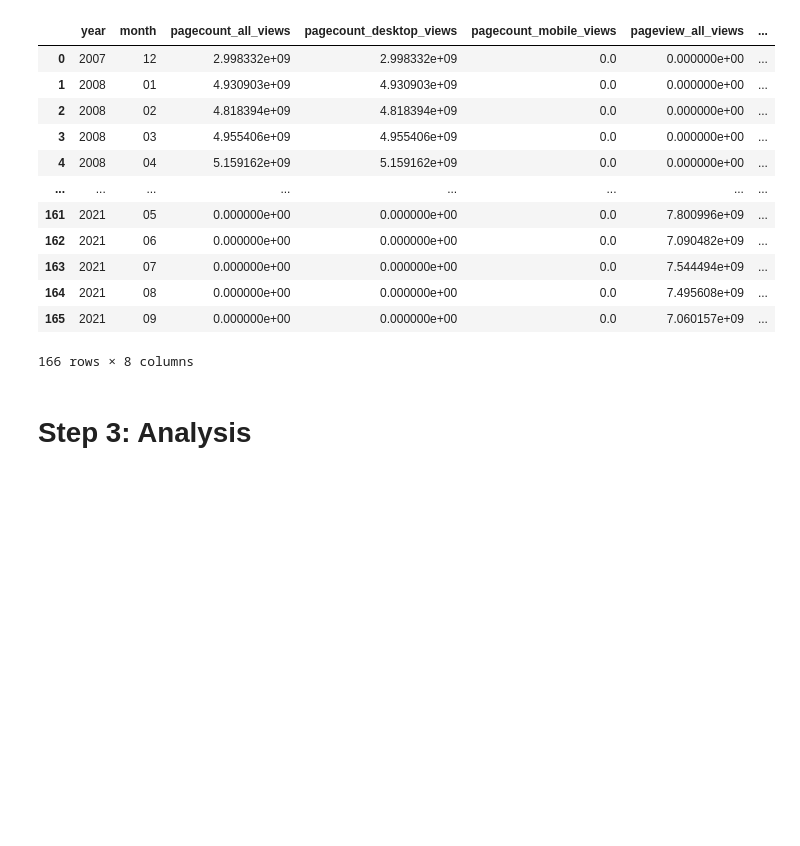
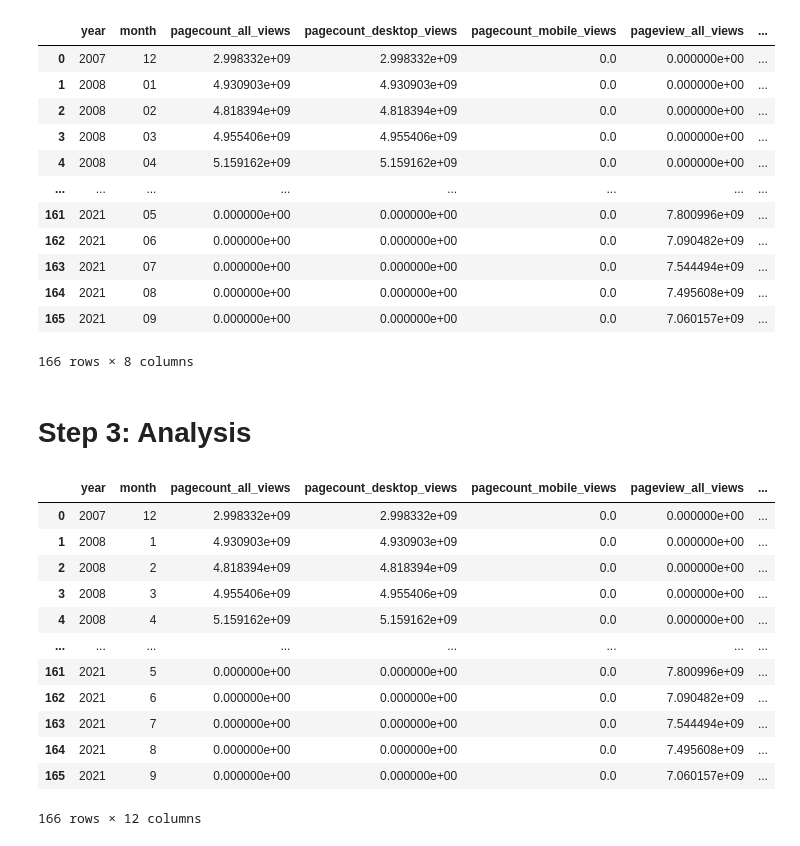
Before and after one commit to kevSweet/DATA512, a Jupyter notebook: A1/A1.ipynb, the cells around one changed output. Drawn from its saved outputs; the diff is of its cells as text; code cells hidden in the pictures; blank space fills up the shorter version.

```diff
--- a/A1/A1.ipynb
+++ b/A1/A1.ipynb
@@ -241,0 +246,22 @@ merged.to_csv(wikitraffic_fn, index=False)
+# %%
+df = pd.read_csv('./' + wikitraffic_fn)
+df['date'] = df['month'].map(str)+ '-' +df['year'].map(str)
+df['date'] = pd.to_datetime(df['date'], format='%m-%Y').dt.strftime('%m-%Y')
+df['all_views'] = df['pagecount_all_views'] + df['pageview_all_views']
+df['desktop_views'] = df['pagecount_desktop_views'] + df['pageview_desktop_views']
+df['mobile_views'] = df['pagecount_mobile_views'] + df['pageview_mobile_views']
+df
+# %% [output]
+|  | year | month | pagecount_all_views | pagecount_desktop_views | pagecount_mobile_views | pageview_all_views | ... |
+| 0 | 2007 | 12 | 2.998332e+09 | 2.998332e+09 | 0.0 | 0.000000e+00 | ... |
+| 1 | 2008 | 1 | 4.930903e+09 | 4.930903e+09 | 0.0 | 0.000000e+00 | ... |
+| 2 | 2008 | 2 | 4.818394e+09 | 4.818394e+09 | 0.0 | 0.000000e+00 | ... |
+| 3 | 2008 | 3 | 4.955406e+09 | 4.955406e+09 | 0.0 | 0.000000e+00 | ... |
+| 4 | 2008 | 4 | 5.159162e+09 | 5.159162e+09 | 0.0 | 0.000000e+00 | ... |
+| ... | ... | ... | ... | ... | ... | ... | ... |
+| 161 | 2021 | 5 | 0.000000e+00 | 0.000000e+00 | 0.0 | 7.800996e+09 | ... |
+| 162 | 2021 | 6 | 0.000000e+00 | 0.000000e+00 | 0.0 | 7.090482e+09 | ... |
+| 163 | 2021 | 7 | 0.000000e+00 | 0.000000e+00 | 0.0 | 7.544494e+09 | ... |
+| 164 | 2021 | 8 | 0.000000e+00 | 0.000000e+00 | 0.0 | 7.495608e+09 | ... |
+| 165 | 2021 | 9 | 0.000000e+00 | 0.000000e+00 | 0.0 | 7.060157e+09 | ... |
+166 rows × 12 columns
```
Also changed, not shown: parts of 3 cells of this notebook.
